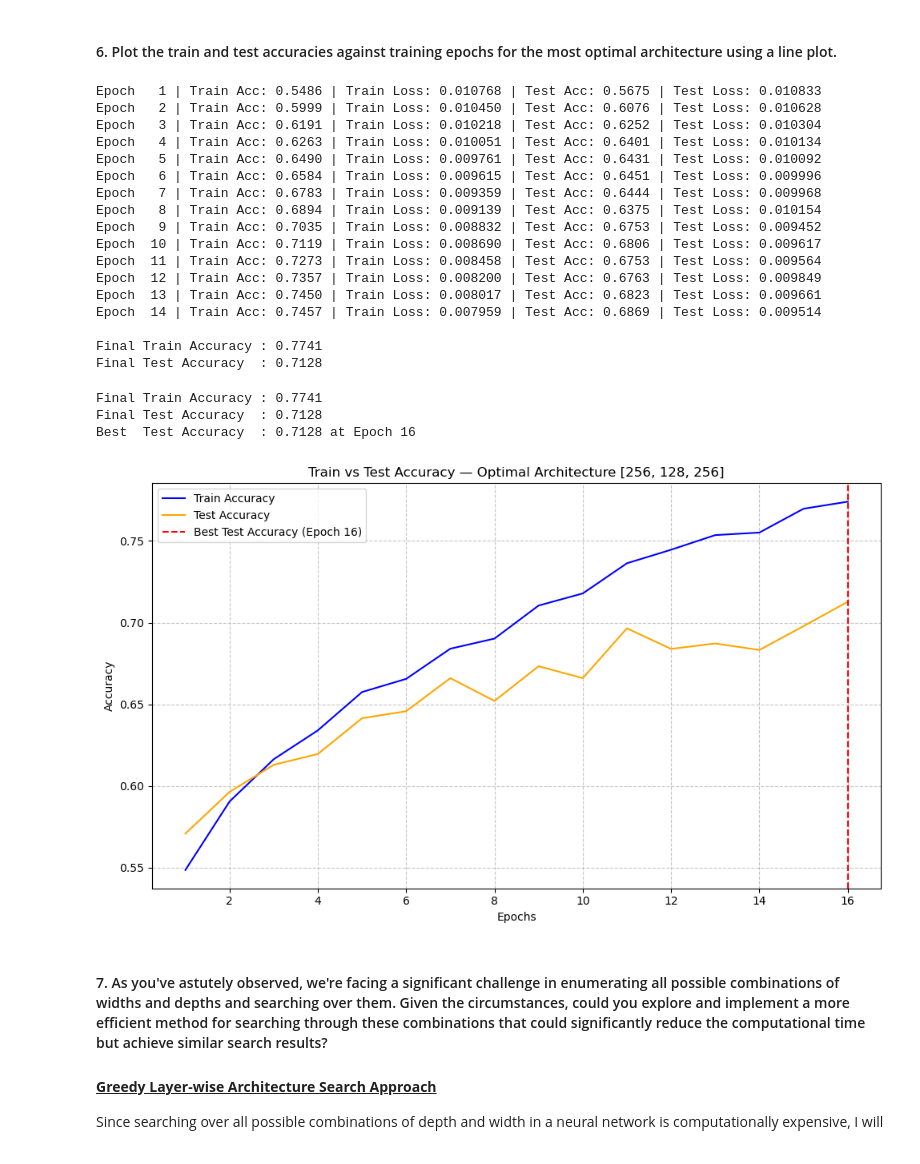
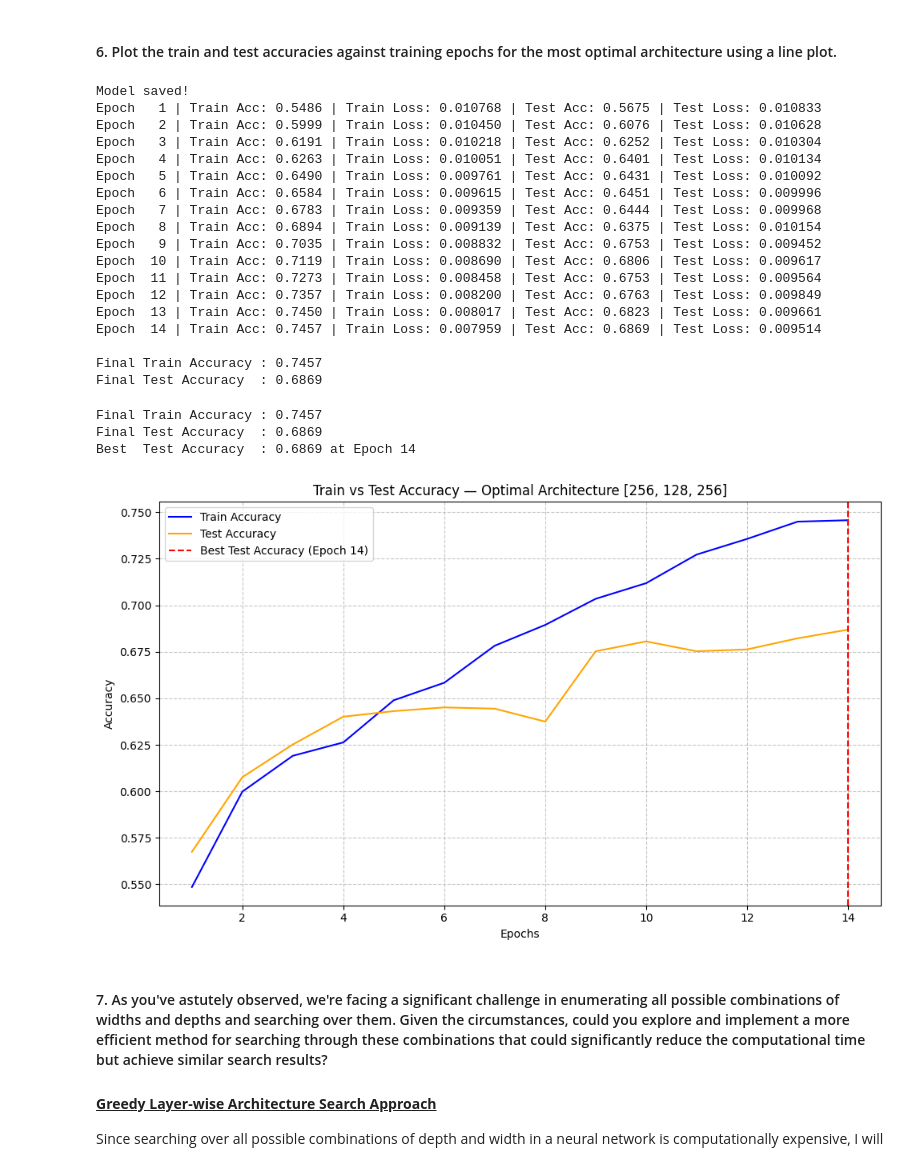
Before and after one commit to Paier05/SC4001_Assignment, a Jupyter notebook: Tan_MingHao_PartA_3.ipynb, the cells around one changed output. Saved outputs shown, nothing was run; the diff lists cells and outputs as text; code cells hidden in the pictures.

```diff
--- a/Tan_MingHao_PartA_3.ipynb
+++ b/Tan_MingHao_PartA_3.ipynb
@@ -333,13 +333,18 @@ tr_acc, tr_loss, te_acc, te_loss, times = train(
     learning_rate
 )
 
+#Save the model
+torch.save(optimal_model, 'optimal_model_full.pth')
+print("Model saved!")
+
 # Print results
 for i in range(len(times)):
     print(f"Epoch {times[i]:3d} | Train Acc: {tr_acc[i]:.4f} | Train Loss: {tr_loss[i]:.6f} | Test Acc: {te_acc[i]:.4f} | Test Loss: {te_loss[i]:.6f}")
 
-print(f"\nFinal Train Accuracy : {tr_acc_list[-1]:.4f}")
-print(f"Final Test Accuracy  : {te_acc_list[-1]:.4f}")
+print(f"\nFinal Train Accuracy : {tr_acc[-1]:.4f}")
+print(f"Final Test Accuracy  : {te_acc[-1]:.4f}")
 # %% [output]
+Model saved!
 Epoch   1 | Train Acc: 0.5486 | Train Loss: 0.010768 | Test Acc: 0.5675 | Test Loss: 0.010833
 Epoch   2 | Train Acc: 0.5999 | Train Loss: 0.010450 | Test Acc: 0.6076 | Test Loss: 0.010628
 Epoch   3 | Train Acc: 0.6191 | Train Loss: 0.010218 | Test Acc: 0.6252 | Test Loss: 0.010304
@@ -355,37 +360,37 @@ Epoch  12 | Train Acc: 0.7357 | Train Loss: 0.008200 | Test Acc: 0.6763 | Test L
 Epoch  13 | Train Acc: 0.7450 | Train Loss: 0.008017 | Test Acc: 0.6823 | Test Loss: 0.009661
 Epoch  14 | Train Acc: 0.7457 | Train Loss: 0.007959 | Test Acc: 0.6869 | Test Loss: 0.009514
 
-Final Train Accuracy : 0.7741
-Final Test Accuracy  : 0.7128
+Final Train Accuracy : 0.7457
+Final Test Accuracy  : 0.6869
 # %%
 #Plot
-epochs = range(1, len(tr_acc_list)+1)
+epochs = range(1, len(tr_acc)+1)
 
 plt.figure(figsize=(10, 6))
-plt.plot(epochs, tr_acc_list, label='Train Accuracy', color='blue')
-plt.plot(epochs, te_acc_list, label='Test Accuracy',  color='orange')
+plt.plot(epochs, tr_acc, label='Train Accuracy', color='blue')
+plt.plot(epochs, te_acc, label='Test Accuracy',  color='orange')
 
 # mark best test accuracy
-best_epoch = te_acc_list.index(max(te_acc_list)) + 1
+best_epoch = te_acc.index(max(te_acc)) + 1
 
-print(f"\nFinal Train Accuracy : {tr_acc_list[-1]:.4f}")
-print(f"Final Test Accuracy  : {te_acc_list[-1]:.4f}")
-print(f"Best  Test Accuracy  : {max(te_acc_list):.4f} at Epoch {best_epoch}")
+print(f"\nFinal Train Accuracy : {tr_acc[-1]:.4f}")
+print(f"Final Test Accuracy  : {te_acc[-1]:.4f}")
+print(f"Best  Test Accuracy  : {max(te_acc):.4f} at Epoch {best_epoch}")
 
 plt.axvline(best_epoch, linestyle='--', color='red', label=f'Best Test Accuracy (Epoch {best_epoch})')
 
 plt.xlabel('Epochs')
 plt.ylabel('Accuracy')
 plt.title(f'Train vs Test Accuracy — Optimal Architecture {optimal_combination}')
 plt.legend()
 plt.grid(True, linestyle='--', alpha=0.7)
 plt.tight_layout()
 plt.show()
 # %% [output]
-Final Train Accuracy : 0.7741
-Final Test Accuracy  : 0.7128
-Best  Test Accuracy  : 0.7128 at Epoch 16
+Final Train Accuracy : 0.7457
+Final Test Accuracy  : 0.6869
+Best  Test Accuracy  : 0.6869 at Epoch 14
-[figure, old version]
+[figure, new version]
 # %% [markdown]
 #### 7. As you've astutely observed, we're facing a significant challenge in enumerating all possible combinations of widths and depths and searching over them. Given the circumstances, could you explore and implement a more efficient method for searching through these combinations that could significantly reduce the computational time but achieve similar search results?
 
```
Also changed, not shown: parts of 2 cells of this notebook.
